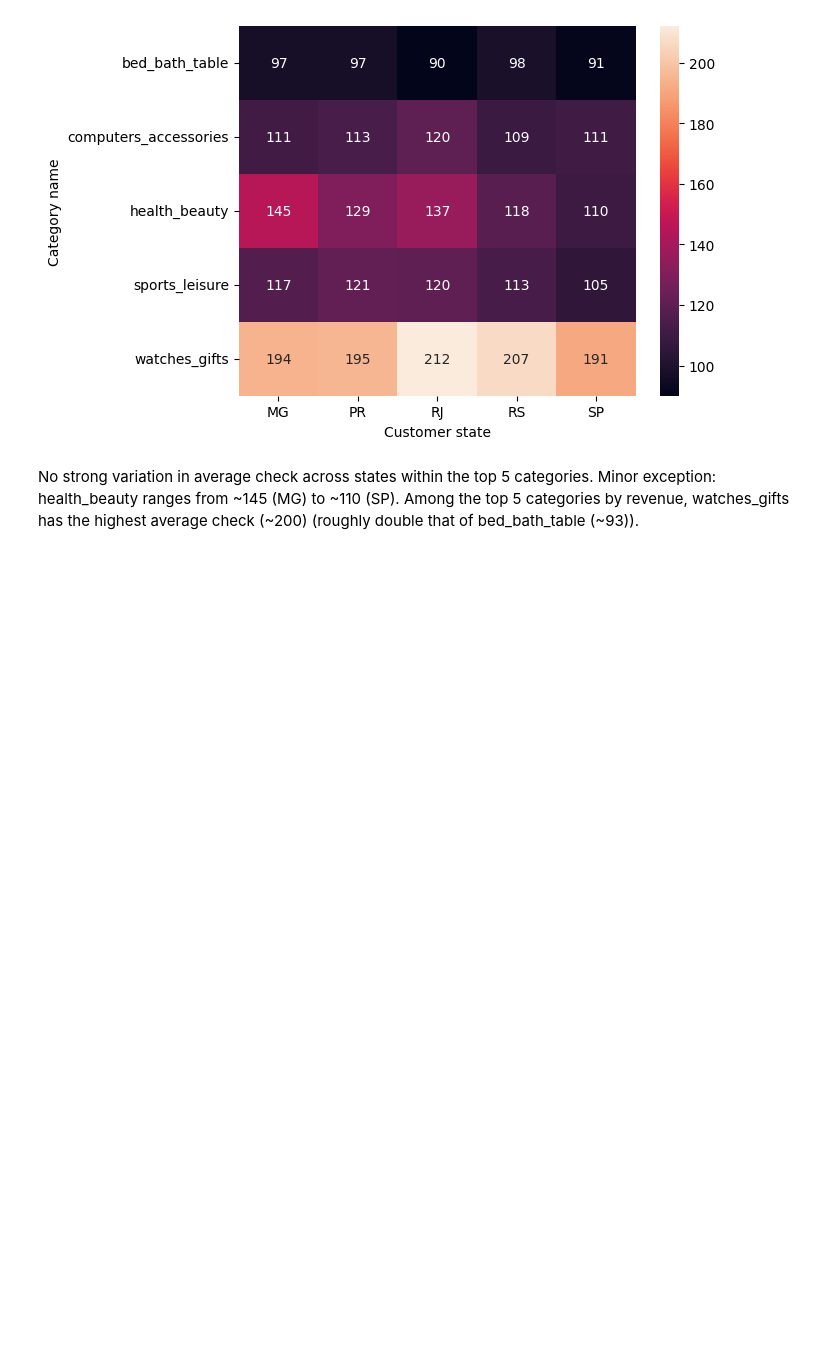
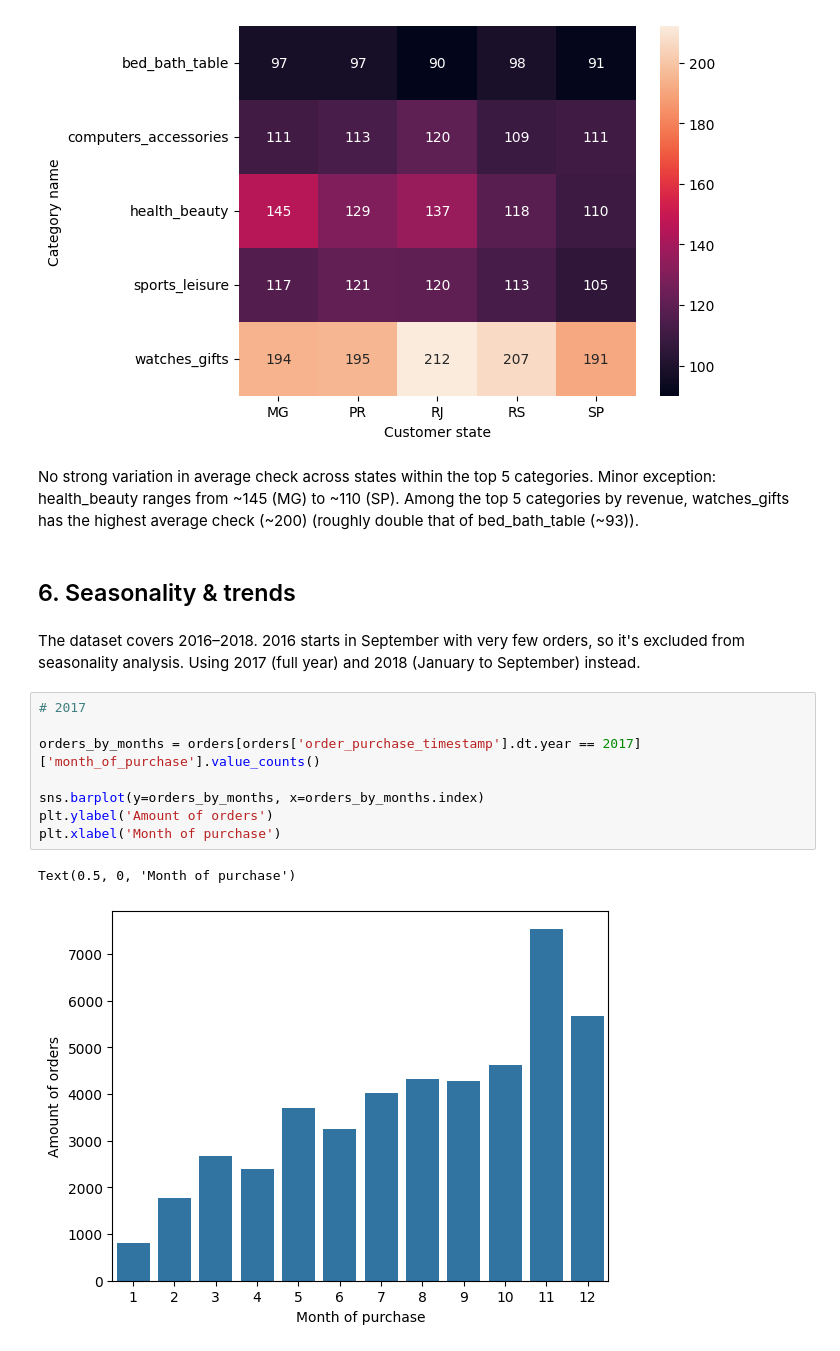
Before and after one commit to norriddx/ecommerce-orders-analysis, a Jupyter notebook: notebooks/eda.ipynb, the cells around one changed output. Cells and saved outputs as stored; diff of their text form; blank space fills up the shorter version.

Commit message:
finish section 6: seasonality&trends

```diff
--- a/notebooks/eda.ipynb
+++ b/notebooks/eda.ipynb
@@ -480,3 +480,18 @@ Text(50.5815972222222, 0.5, 'Category name')
 [figure]
 # %% [markdown]
 No strong variation in average check across states within the top 5 categories. Minor exception: health_beauty ranges from ~145 (MG) to ~110 (SP). Among the top 5 categories by revenue, watches_gifts has the highest average check (~200) (roughly double that of bed_bath_table (~93)).
+# %% [markdown]
+## 6. Seasonality & trends
+# %% [markdown]
+The dataset covers 2016–2018. 2016 starts in September with very few orders, so it's excluded from seasonality analysis. Using 2017 (full year) and 2018 (January to September) instead.
+# %%
+# 2017
+
+orders_by_months = orders[orders['order_purchase_timestamp'].dt.year == 2017]['month_of_purchase'].value_counts()
+
+sns.barplot(y=orders_by_months, x=orders_by_months.index)
+plt.ylabel('Amount of orders')
+plt.xlabel('Month of purchase')
+# %% [output]
+Text(0.5, 0, 'Month of purchase')
+[figure, added]
```
Also changed, not shown: parts of 10 cells of this notebook.
